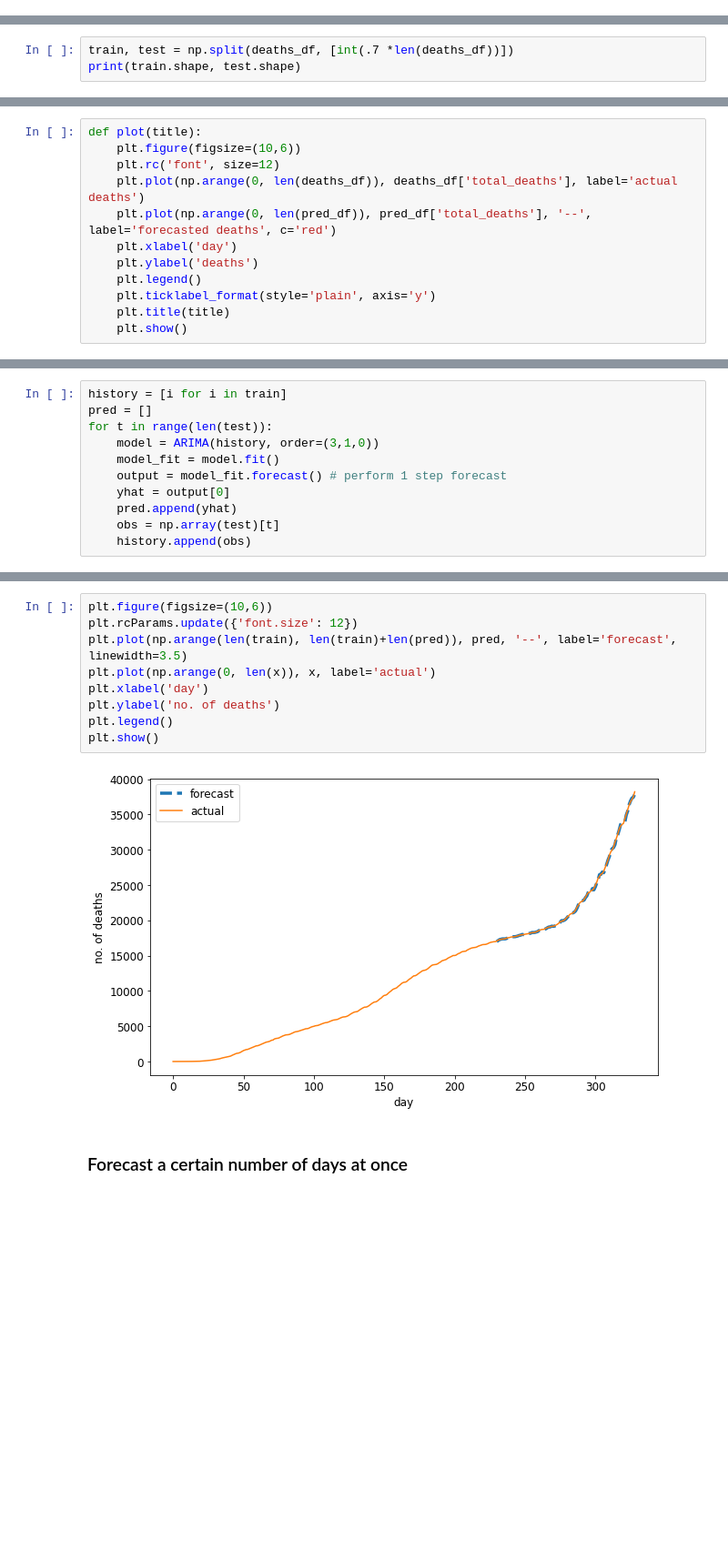
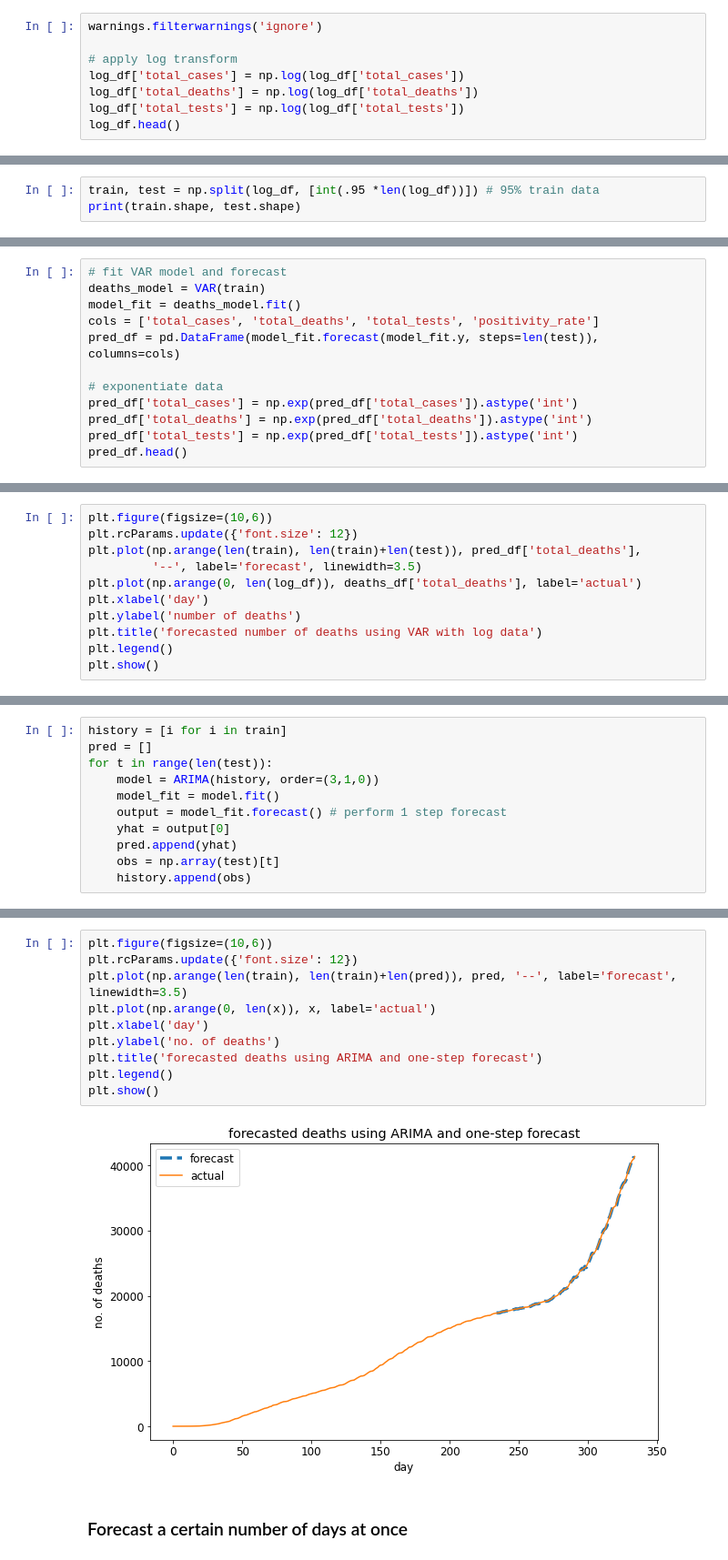
Before and after one commit to grantgambetta/2020-2021-Research, a Jupyter notebook: ar_deaths.ipynb, the cells around one changed output, grey strips where cells are left out. Shown at 91% size. Drawn from its saved outputs; the diff is of its cells as text; blank space fills up the shorter version.

```diff
--- a/ar_deaths.ipynb
+++ b/ar_deaths.ipynb
@@ -179,0 +192,8 @@ deaths_df.shape
+# %%
+warnings.filterwarnings('ignore')
+
+# apply log transform
+log_df['total_cases'] = np.log(log_df['total_cases'])
+log_df['total_deaths'] = np.log(log_df['total_deaths'])
+log_df['total_tests'] = np.log(log_df['total_tests'])
+log_df.head()
@@ -180,4 +207,4 @@ deaths_df.shape
 # %%
-train, test = np.split(deaths_df, [int(.7 *len(deaths_df))])
+train, test = np.split(log_df, [int(.95 *len(log_df))]) # 95% train data
 print(train.shape, test.shape)
 # %% [output]
@@ -184,0 +212,12 @@ print(train.shape, test.shape)
+# %%
+# fit VAR model and forecast
+deaths_model = VAR(train)
+model_fit = deaths_model.fit()
+cols = ['total_cases', 'total_deaths', 'total_tests', 'positivity_rate']
+pred_df = pd.DataFrame(model_fit.forecast(model_fit.y, steps=len(test)), columns=cols)
+
+# exponentiate data
+pred_df['total_cases'] = np.exp(pred_df['total_cases']).astype('int')
+pred_df['total_deaths'] = np.exp(pred_df['total_deaths']).astype('int')
+pred_df['total_tests'] = np.exp(pred_df['total_tests']).astype('int')
+pred_df.head()
@@ -185,12 +251,11 @@ print(train.shape, test.shape)
 # %%
-def plot(title):
-    plt.figure(figsize=(10,6))
-    plt.rc('font', size=12)
-    plt.plot(np.arange(0, len(deaths_df)), deaths_df['total_deaths'], label='actual deaths')
-    plt.plot(np.arange(0, len(pred_df)), pred_df['total_deaths'], '--', label='forecasted deaths', c='red')
-    plt.xlabel('day')
-    plt.ylabel('deaths')
-    plt.legend()
-    plt.ticklabel_format(style='plain', axis='y')
-    plt.title(title)
-    plt.show()
+plt.figure(figsize=(10,6))
+plt.rcParams.update({'font.size': 12})
+plt.plot(np.arange(len(train), len(train)+len(test)), pred_df['total_deaths'],
+         '--', label='forecast', linewidth=3.5)
+plt.plot(np.arange(0, len(log_df)), deaths_df['total_deaths'], label='actual')
+plt.xlabel('day')
+plt.ylabel('number of deaths')
+plt.title('forecasted number of deaths using VAR with log data')
+plt.legend()
+plt.show()
@@ -299,14 +355,15 @@ pred_df
 # %%
 plt.figure(figsize=(10,6))
 plt.rcParams.update({'font.size': 12})
 plt.plot(np.arange(len(train), len(train)+len(pred)), pred, '--', label='forecast', linewidth=3.5)
 plt.plot(np.arange(0, len(x)), x, label='actual')
 plt.xlabel('day')
 plt.ylabel('no. of deaths')
+plt.title('forecasted deaths using ARIMA and one-step forecast')
 plt.legend()
 plt.show()
 # %% [output]
-[figure, old version]
+[figure, new version]
 # %% [markdown]
 ### Forecast a certain number of days at once
 # %%
```
Also changed, not shown: parts of 35 cells of this notebook.
